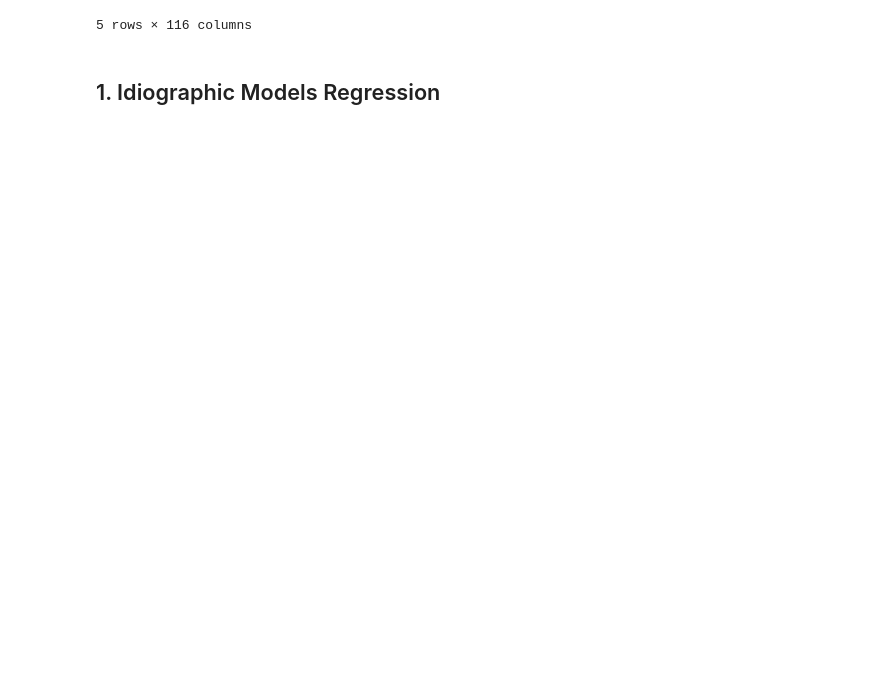
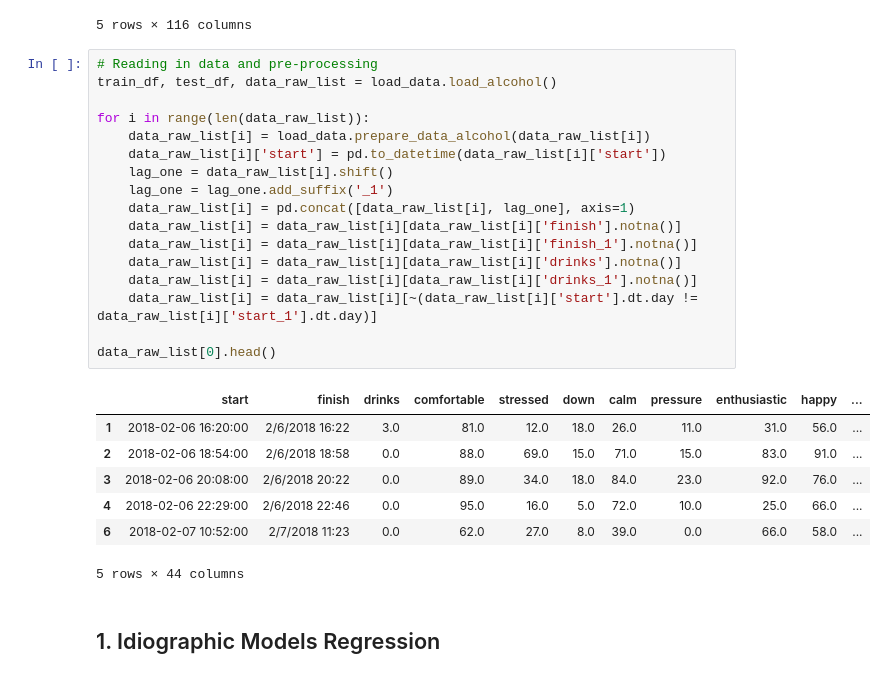
Before and after one commit to RoscaAlex00/DLTimeSeries, a Jupyter notebook: forecasting.ipynb, the cells around one changed output. Cells and saved outputs as stored; diff of their text form; blank space fills up the shorter version.

```diff
--- a/forecasting.ipynb
+++ b/forecasting.ipynb
@@ -45,6 +45,31 @@ combined_data[0].head()
 | 2 | 4 | 1 | 2018-02-06 22:29:00 | 2/6/2018 22:46 | 0 | 21.382609 | -5.817391 | -2.156522 | 8.208696 | 5.173913 | ... |
 | 36 | 5 | 1 | 2018-02-07 10:52:00 | 2/7/2018 11:23 | 0 | -11.617391 | 5.182609 | 0.843478 | -24.791304 | -4.826087 | ... |
 5 rows × 116 columns
+# %%
+# Reading in data and pre-processing
+train_df, test_df, data_raw_list = load_data.load_alcohol()
+
+for i in range(len(data_raw_list)):
+    data_raw_list[i] = load_data.prepare_data_alcohol(data_raw_list[i])
+    data_raw_list[i]['start'] = pd.to_datetime(data_raw_list[i]['start'])
+    lag_one = data_raw_list[i].shift()
+    lag_one = lag_one.add_suffix('_1')
+    data_raw_list[i] = pd.concat([data_raw_list[i], lag_one], axis=1)
+    data_raw_list[i] = data_raw_list[i][data_raw_list[i]['finish'].notna()]
+    data_raw_list[i] = data_raw_list[i][data_raw_list[i]['finish_1'].notna()]
+    data_raw_list[i] = data_raw_list[i][data_raw_list[i]['drinks'].notna()]
+    data_raw_list[i] = data_raw_list[i][data_raw_list[i]['drinks_1'].notna()]
+    data_raw_list[i] = data_raw_list[i][~(data_raw_list[i]['start'].dt.day != data_raw_list[i]['start_1'].dt.day)]
+
+data_raw_list[0].head()
+# %% [output]
+|  | start | finish | drinks | comfortable | stressed | down | calm | pressure | enthusiastic | happy | ... |
+| 1 | 2018-02-06 16:20:00 | 2/6/2018 16:22 | 3.0 | 81.0 | 12.0 | 18.0 | 26.0 | 11.0 | 31.0 | 56.0 | ... |
+| 2 | 2018-02-06 18:54:00 | 2/6/2018 18:58 | 0.0 | 88.0 | 69.0 | 15.0 | 71.0 | 15.0 | 83.0 | 91.0 | ... |
+| 3 | 2018-02-06 20:08:00 | 2/6/2018 20:22 | 0.0 | 89.0 | 34.0 | 18.0 | 84.0 | 23.0 | 92.0 | 76.0 | ... |
+| 4 | 2018-02-06 22:29:00 | 2/6/2018 22:46 | 0.0 | 95.0 | 16.0 | 5.0 | 72.0 | 10.0 | 25.0 | 66.0 | ... |
+| 6 | 2018-02-07 10:52:00 | 2/7/2018 11:23 | 0.0 | 62.0 | 27.0 | 8.0 | 39.0 | 0.0 | 66.0 | 58.0 | ... |
+5 rows × 44 columns
 # %% [markdown]
 ## 1. Idiographic Models Regression
 # %%
```
Also changed, not shown: parts of 7 cells of this notebook, 3 other files.
